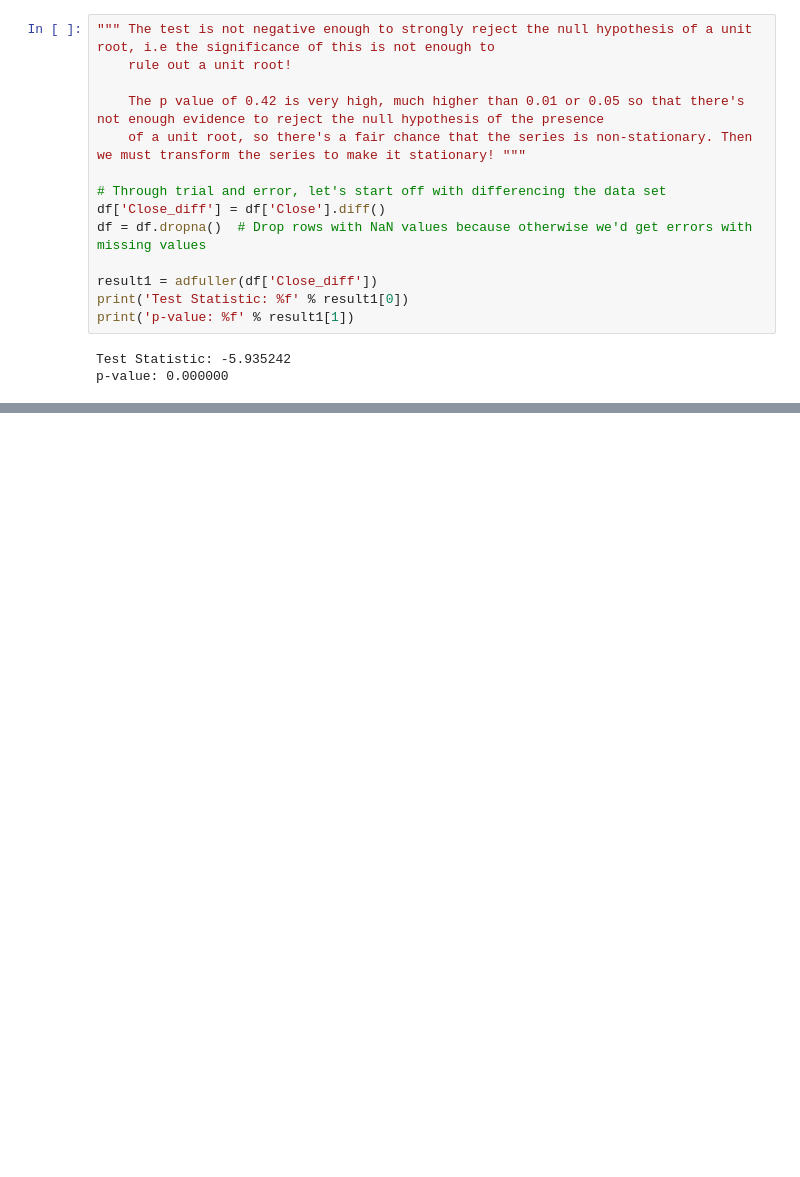
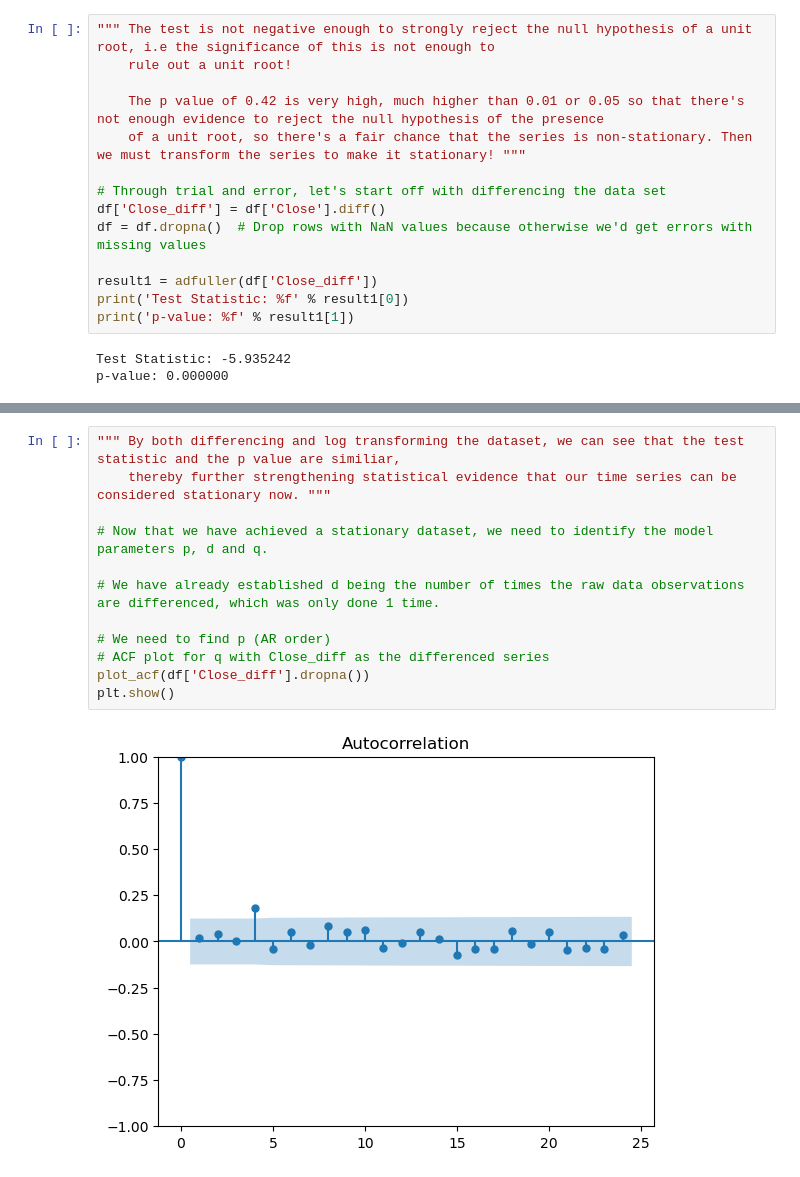
Before and after one commit to GisleGaren/ARIMA-Modelling, a Jupyter notebook: Tesla-Stock-Modelling/timeSeriesModel.ipynb, the cells around one changed output, grey strips where cells are left out. Cells and saved outputs as stored; diff of their text form; blank space fills up the shorter version.

```diff
--- a/Tesla-Stock-Modelling/timeSeriesModel.ipynb
+++ b/Tesla-Stock-Modelling/timeSeriesModel.ipynb
@@ -131,0 +115,14 @@ print(f"R-squared (prediction percentage) score: {r2_score * 100:.2f}%") """
+# %%
+""" By both differencing and log transforming the dataset, we can see that the test statistic and the p value are similiar,
+    thereby further strengthening statistical evidence that our time series can be considered stationary now. """
+
+# Now that we have achieved a stationary dataset, we need to identify the model parameters p, d and q.
+
+# We have already established d being the number of times the raw data observations are differenced, which was only done 1 time.
+
+# We need to find p (AR order)
+# ACF plot for q with Close_diff as the differenced series
+plot_acf(df['Close_diff'].dropna())
+plt.show()
+# %% [output]
+[figure, added]
```
Also changed, not shown: parts of 8 cells of this notebook, 1 other file.
